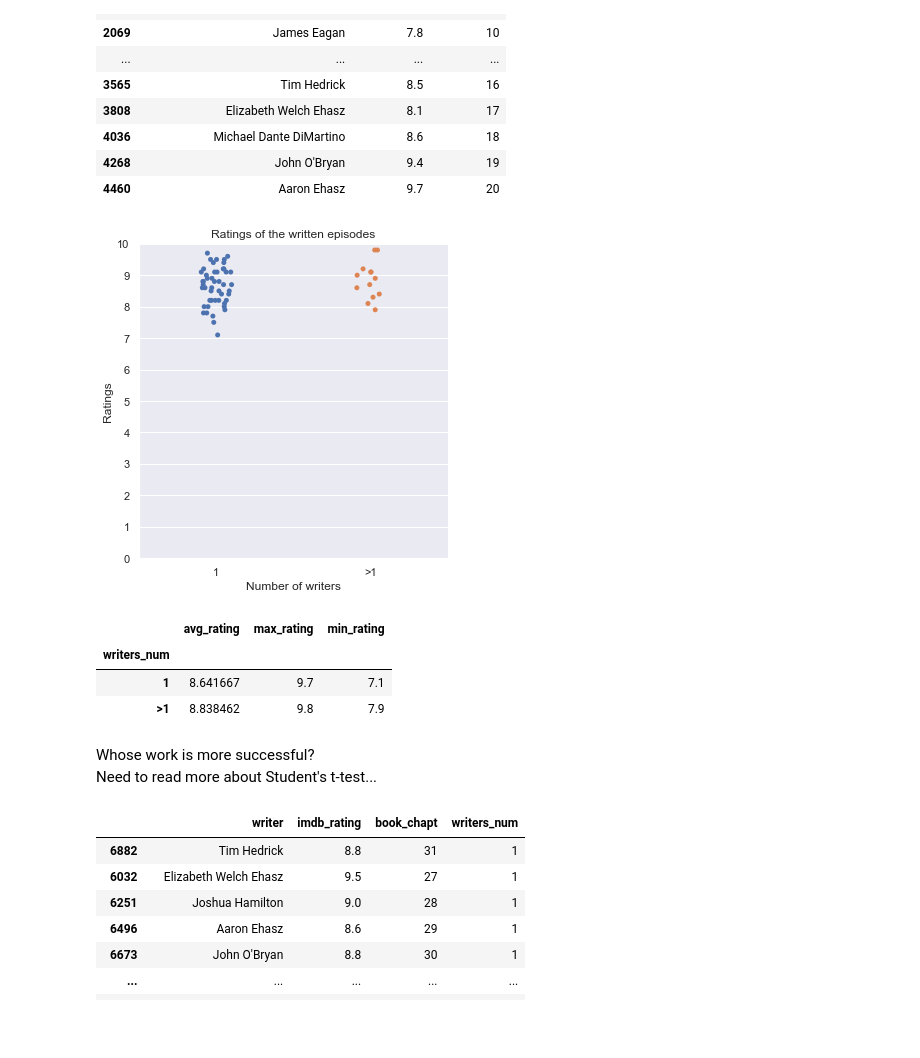
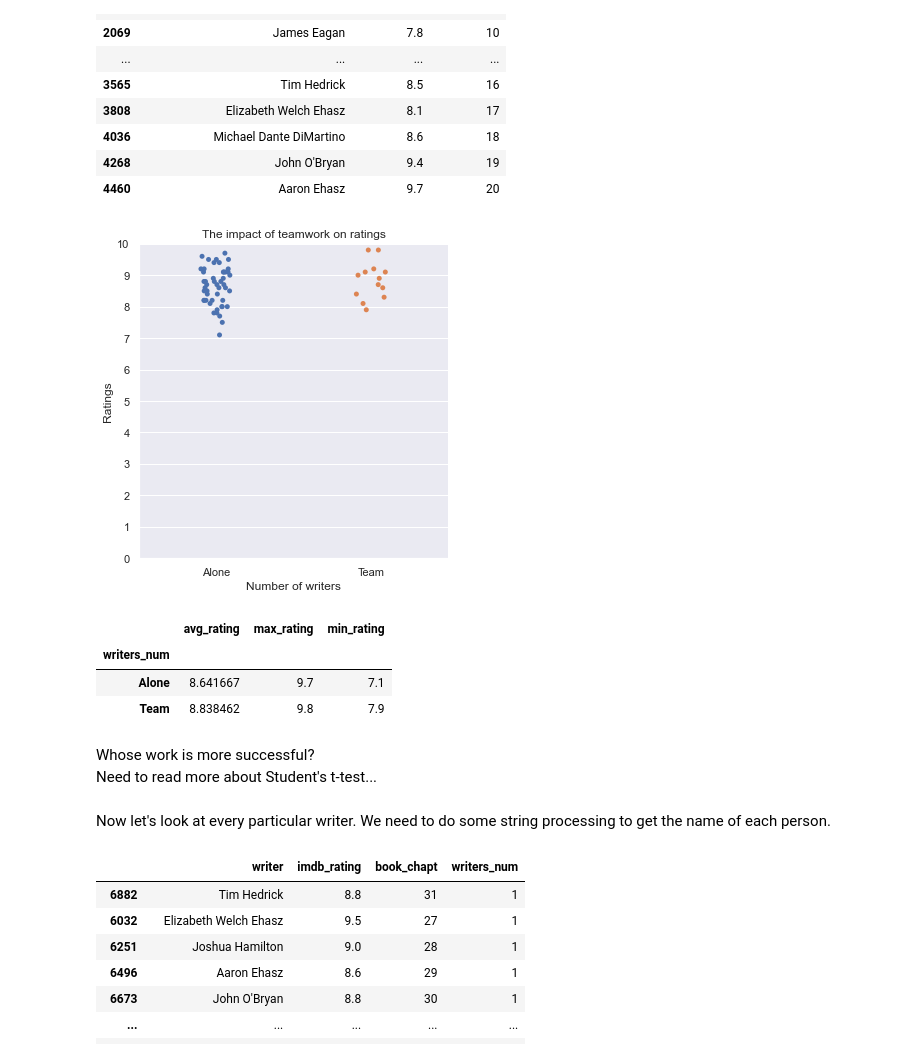
Before and after one commit to sgol11/avatar-analysis, a Jupyter notebook: avatar_analysis.ipynb, the cells around one changed output. Drawn from its saved outputs; the diff is of its cells as text; code cells hidden in the pictures; blank space fills up the shorter version.

```diff
--- a/avatar_analysis.ipynb
+++ b/avatar_analysis.ipynb
@@ -348,31 +339,33 @@ writer_ratings.head(20)
 | 4460 | Aaron Ehasz | 9.7 | 20 |
 # %%
 writer_ratings['writers_num'] = (writer_ratings['writer']
-                                 .apply(lambda x : '1' if len(x.split(', ')) == 1 else '>1'))
+                                 .apply(lambda x : 'Alone' if len(x.split(', ')) == 1 else 'Team'))
 writer_ratings = writer_ratings.sort_values('writers_num')
 
 sns.catplot(x='writers_num', y='imdb_rating', data=writer_ratings)
-plt.title('Ratings of the written episodes')
+plt.title('The impact of teamwork on ratings')
 plt.ylabel('Ratings')
 plt.xlabel('Number of writers')
 plt.yticks(range(0, 11))
 
 plt.show()
 
 comparative_values = (writer_ratings[['writers_num', 'imdb_rating']].groupby('writers_num').mean()
                       .rename(columns = {'imdb_rating' : 'avg_rating'}))
 comparative_values['max_rating'] = (writer_ratings[['writers_num', 'imdb_rating']]
                                     .groupby('writers_num').max()['imdb_rating'])
 comparative_values['min_rating'] = (writer_ratings[['writers_num', 'imdb_rating']]
                                     .groupby('writers_num').min()['imdb_rating'])
 comparative_values
 # %% [output]
-[figure, old version]
+[figure, new version]
 |  | avg_rating | max_rating | min_rating |
 | writers_num |  |  |  |
-| 1 | 8.641667 | 9.7 | 7.1 |
-| >1 | 8.838462 | 9.8 | 7.9 |
+| Alone | 8.641667 | 9.7 | 7.1 |
+| Team | 8.838462 | 9.8 | 7.9 |
 # %% [markdown]
 Whose work is more successful? <br>
 Need to read more about Student's t-test...
+# %% [markdown]
+Now let's look at every particular writer. We need to do some string processing to get the name of each person.
 # %%
```
Also changed, not shown: parts of 7 cells of this notebook.
